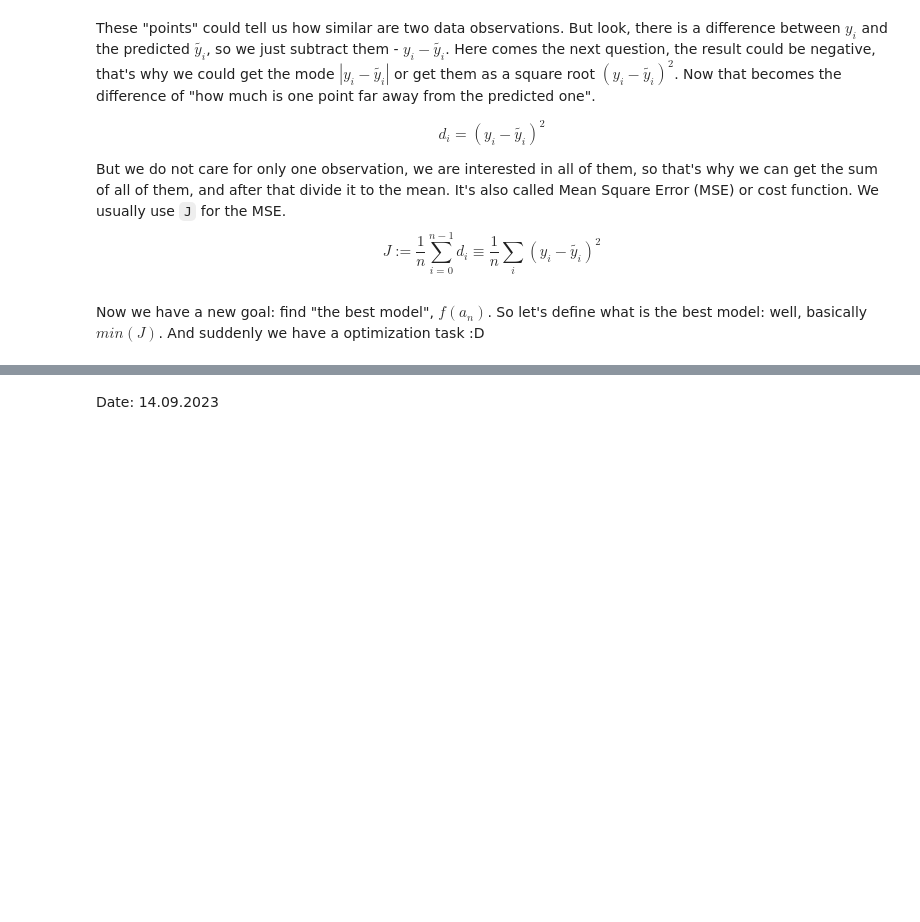
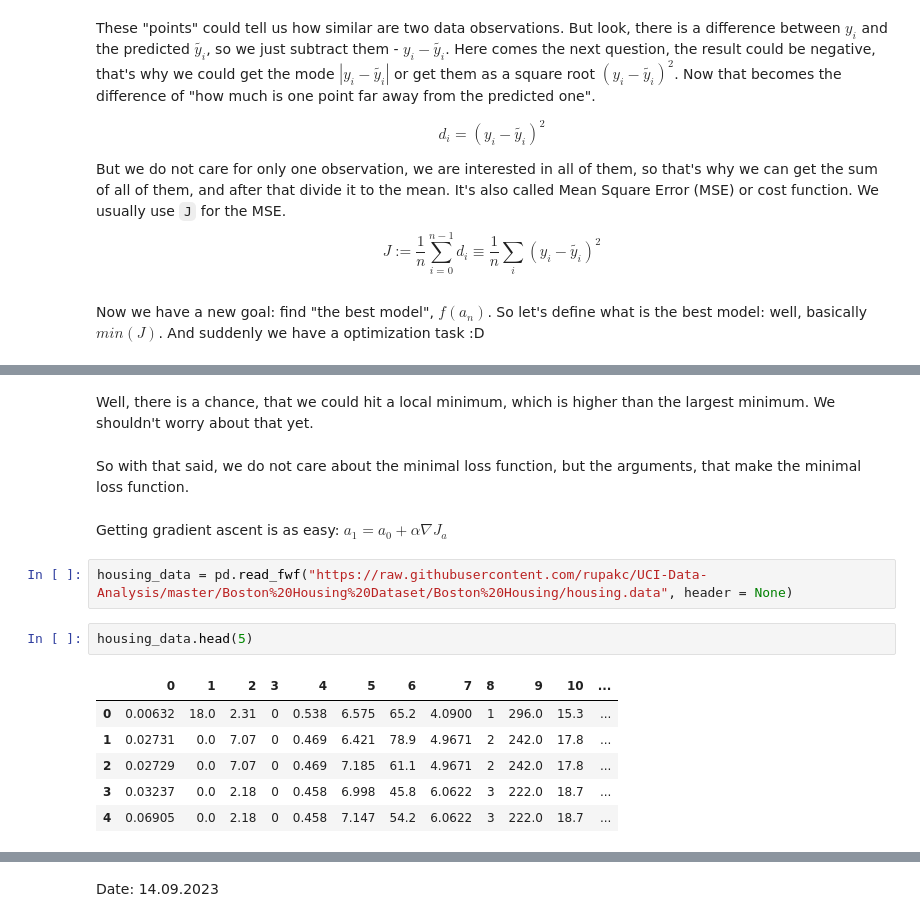
Before and after one commit to Deyan2306/AI, a Jupyter notebook: Machine-Learning/02. Linear and Logistic Regression/02. Linear and Logistic Regression Lecture.ipynb, the cells around one changed output, grey strips where cells are left out. Drawn from its saved outputs; the diff is of its cells as text; blank space fills up the shorter version.

```diff
--- a/Machine-Learning/02. Linear and Logistic Regression/02. Linear and Logistic Regression Lecture.ipynb
+++ b/Machine-Learning/02. Linear and Logistic Regression/02. Linear and Logistic Regression Lecture.ipynb
@@ -73,0 +112,17 @@ Now we have a new goal: find "the best model", $ f(a_{n}) $. So let's define wha
+# %% [markdown]
+Well, there is a chance, that we could hit a local minimum, which is higher than the largest minimum. We shouldn't worry about that yet.
+# %% [markdown]
+So with that said, we do not care about the minimal loss function, but the arguments, that make the minimal loss function.
+# %% [markdown]
+Getting gradient ascent is as easy: $ a_{1} = a_{0} + \alpha \nabla J_{a} $
+# %%
+housing_data = pd.read_fwf("https://raw.githubusercontent.com/rupakc/UCI-Data-Analysis/master/Boston%20Housing%20Dataset/Boston%20Housing/housing.data", header = None)
+# %%
+housing_data.head(5)
+# %% [output]
+|  | 0 | 1 | 2 | 3 | 4 | 5 | 6 | 7 | 8 | 9 | 10 | ... |
+| 0 | 0.00632 | 18.0 | 2.31 | 0 | 0.538 | 6.575 | 65.2 | 4.0900 | 1 | 296.0 | 15.3 | ... |
+| 1 | 0.02731 | 0.0 | 7.07 | 0 | 0.469 | 6.421 | 78.9 | 4.9671 | 2 | 242.0 | 17.8 | ... |
+| 2 | 0.02729 | 0.0 | 7.07 | 0 | 0.469 | 7.185 | 61.1 | 4.9671 | 2 | 242.0 | 17.8 | ... |
+| 3 | 0.03237 | 0.0 | 2.18 | 0 | 0.458 | 6.998 | 45.8 | 6.0622 | 3 | 222.0 | 18.7 | ... |
+| 4 | 0.06905 | 0.0 | 2.18 | 0 | 0.458 | 7.147 | 54.2 | 6.0622 | 3 | 222.0 | 18.7 | ... |
```
Also changed, not shown: parts of 72 cells of this notebook, 2 other files.
